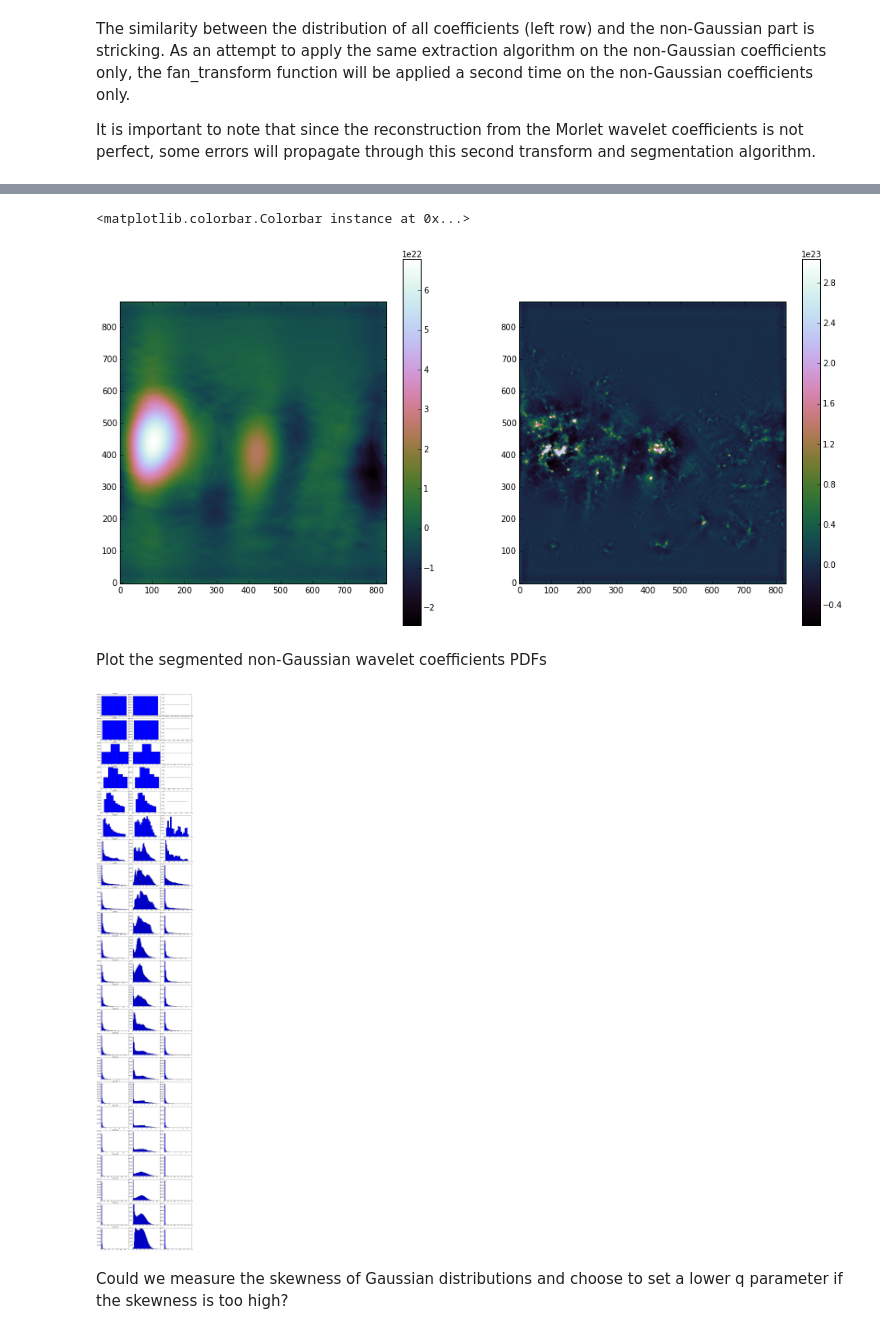
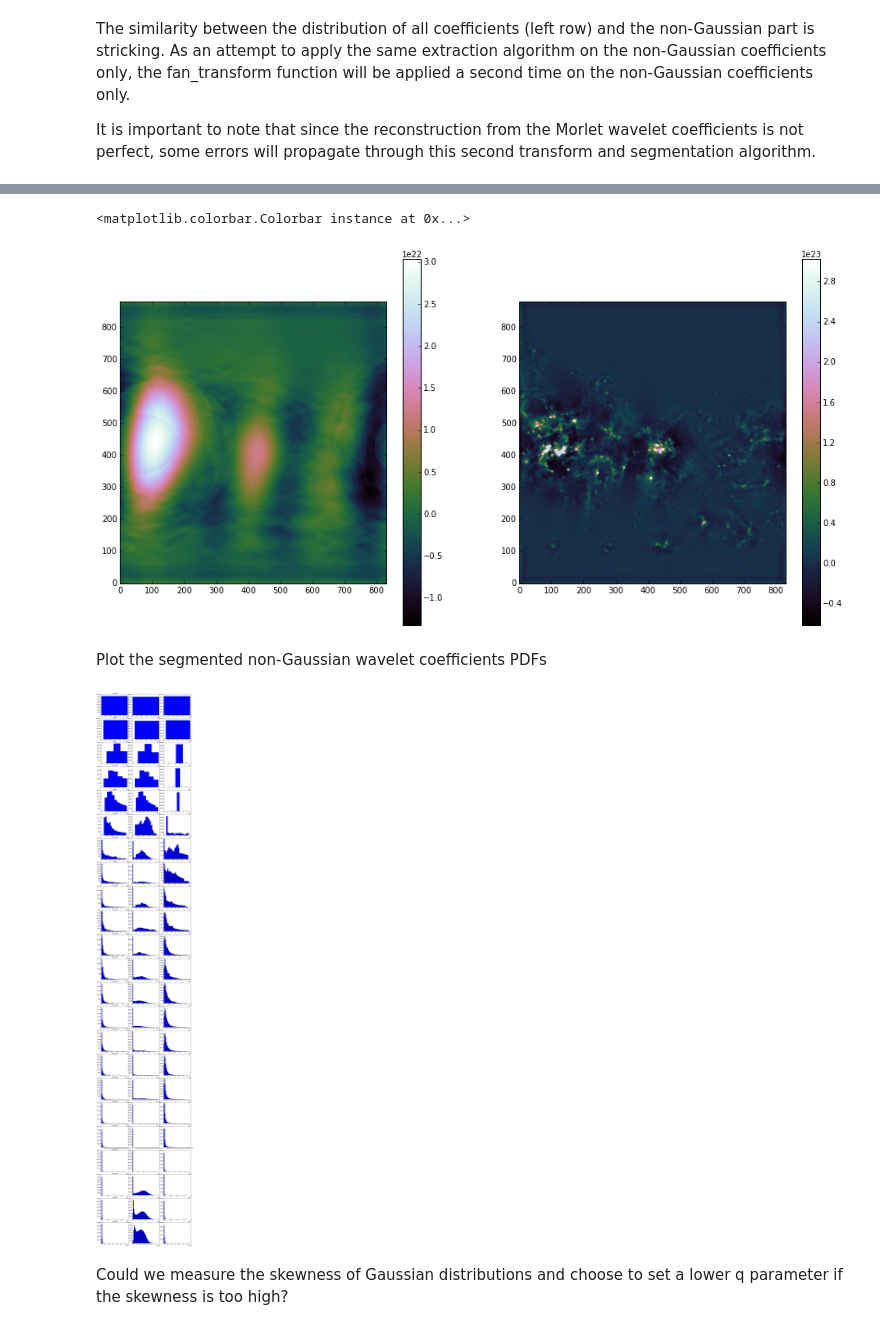
Before and after one commit to hoangducthuong/notebooks, a Jupyter notebook: W43_wavan.ipynb, the cells around one changed output, grey strips where cells are left out. Drawn from its saved outputs; the diff is of its cells as text; code cells hidden in the pictures.

```diff
--- a/W43_wavan.ipynb
+++ b/W43_wavan.ipynb
@@ -146,6 +146,12 @@ np.save('/Users/jfrob/postdoc/fil2star/segmentation/Herschel/W43_density_S11a.np
 np.save('/Users/jfrob/postdoc/fil2star/segmentation/Herschel/W43_density_wav_k.npy',wav_k)
 np.save('/Users/jfrob/postdoc/fil2star/segmentation/Herschel/W43_density_S1a.npy',S1a)
 np.save('/Users/jfrob/postdoc/fil2star/segmentation/Herschel/W43_density_q.npy',q)
+# %%
+wt = np.load('/Users/jfrob/postdoc/fil2star/segmentation/Herschel/W43_density_wt.npy')
+S11a = np.load('/Users/jfrob/postdoc/fil2star/segmentation/Herschel/W43_density_S11a.npy')
+wav_k = np.load('/Users/jfrob/postdoc/fil2star/segmentation/Herschel/W43_density_wav_k.npy')
+S1a = np.load('/Users/jfrob/postdoc/fil2star/segmentation/Herschel/W43_density_S1a.npy')
+q = np.load('/Users/jfrob/postdoc/fil2star/segmentation/Herschel/W43_density_q.npy')
 # %%
 M = wav_k.shape[0]
 
@@ -239,7 +245,7 @@ limit = np.sqrt(S1a[0,21]*wav_k[21]**2.)
 
 #Wavelet power spectrum
 wtc, S11ac, wav_kc, S1ac, qc = fan_trans(coherent.real, reso=1,\
-                                    q=qc, limit=limit, qdyn=True)
+                                    q=qc, limit=0, qdyn=False)
 
 f.diamond(wav_kc, S1ac[0,:], legend='Wavelet',color='black',line_width=5)
 f.triangle(wav_kc, S1ac[1,:], legend='Coherent',color='blue',line_width=5)
@@ -255,8 +264,8 @@ np.save('/Users/jfrob/postdoc/fil2star/segmentation/Herschel/W43_density_qc.npy'
 # %%
 Mc = wav_kc.shape[0]
 
-sqcoherent = np.sum(wt[M:2*M,:,:],axis=0)
-sqGaussian = np.sum(wt[2*M:3*M,:,:],axis=0)+np.sum(wt[0:6,:,:],axis=0)
+sqcoherent = np.sum(wtc[M:2*M,:,:],axis=0)
+sqGaussian = np.sum(wtc[2*M:3*M,:,:],axis=0)
 
 #fits.writeto('/Users/jfrob/postdoc/fil2star/segmentation/Herschel/W43_density_galcut_nan_cohe.fits',\
 #            sqcoherent.real,HDU[0].header,overwrite=True)
@@ -273,44 +282,42 @@ plt.imshow(sqcoherent.real,origin='below',cmap='cubehelix')
 plt.colorbar()
 # %% [output]
 <matplotlib.colorbar.Colorbar instance at 0x...>
-[figure, old version]
+[figure, new version]
 # %% [markdown]
 Plot the segmented non-Gaussian wavelet coefficients PDFs
 # %%
 fig, axs = plt.subplots(M,3,figsize=(12,70))
 
 axs = axs.ravel()
 fig.tight_layout()
 
 for i in range(M):
 
-    if np.mean(S11a[M+i,:,:]) !=0:
-        wc = (S11a[M+i,:,:])/np.mean(S11a[M+i,:,:])
+    if np.mean(S11ac[M+i,:,:]) !=0:
+        wcc = (S11ac[M+i,:,:])#/np.mean(S11ac[M+i,:,:])
     else:
-        wc = np.zeros((im.shape[0],im.shape[1]))
-    wo = (S11a[i,:,:])/np.mean(S11a[i,:,:])
-    #wg = (S11a[2*M+i,0:100 & 700:,:])/np.mean(S11a[2*M+i,:,:])
-    #wg = (S11a[2*M+i,100:700,:])/np.mean(S11a[2*M+i,:,:])
-    wg = (S11a[2*M+i,:,:])/np.mean(S11a[2*M+i,:,:])
+        wcc = np.zeros((im.shape[0],im.shape[1]))
+    woc = (S11ac[i,:,:])#/np.mean(S11ac[i,:,:])
+    wgc = (S11ac[2*M+i,:,:])#/np.mean(S11ac[2*M+i,:,:])
 
     #Number of independent points
     npix = np.int((imthres.shape[0] * wav_k[i])**2.)
     if npix == 0: nbins=1
     if npix > 0 & npix < 50 : nbins=npix
     if npix > 50 : nbins=50
 
-    histo, edges = np.histogram(wo,bins=nbins)
-    histo_c, edges = np.histogram(wc[wc != 0.],bins=nbins)
-    histo_g, edges = np.histogram(wg[wg != 0.],bins=nbins)
+    histo, edges = np.histogram(woc,bins=nbins)
+    histo_c, edges = np.histogram(wcc[wc != 0.],bins=nbins)
+    histo_g, edges = np.histogram(wgc[wg != 0.],bins=nbins)
 
     axs[i*3].bar(edges[:-1], histo, width=np.diff(edges), align="edge")
     axs[i*3].set_title('Scale '+np.str(i))
 
     axs[i*3+1].bar(edges[:-1], histo_g, width=np.diff(edges), align="edge")
 
     axs[i*3+2].bar(edges[:-1], histo_c, width=np.diff(edges), align="edge")
 # %% [output]
-[figure, old version]
+[figure, new version]
 # %%
 print q
 
```
Also changed, not shown: parts of 1 cell of this notebook, 1 other file.
